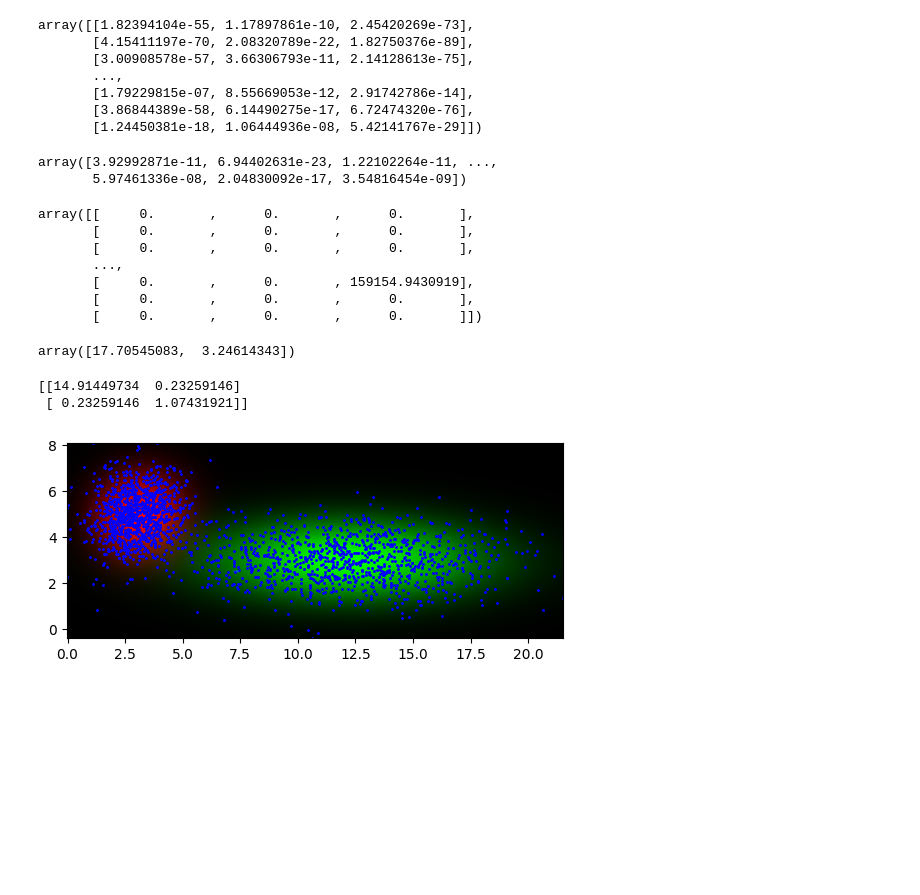
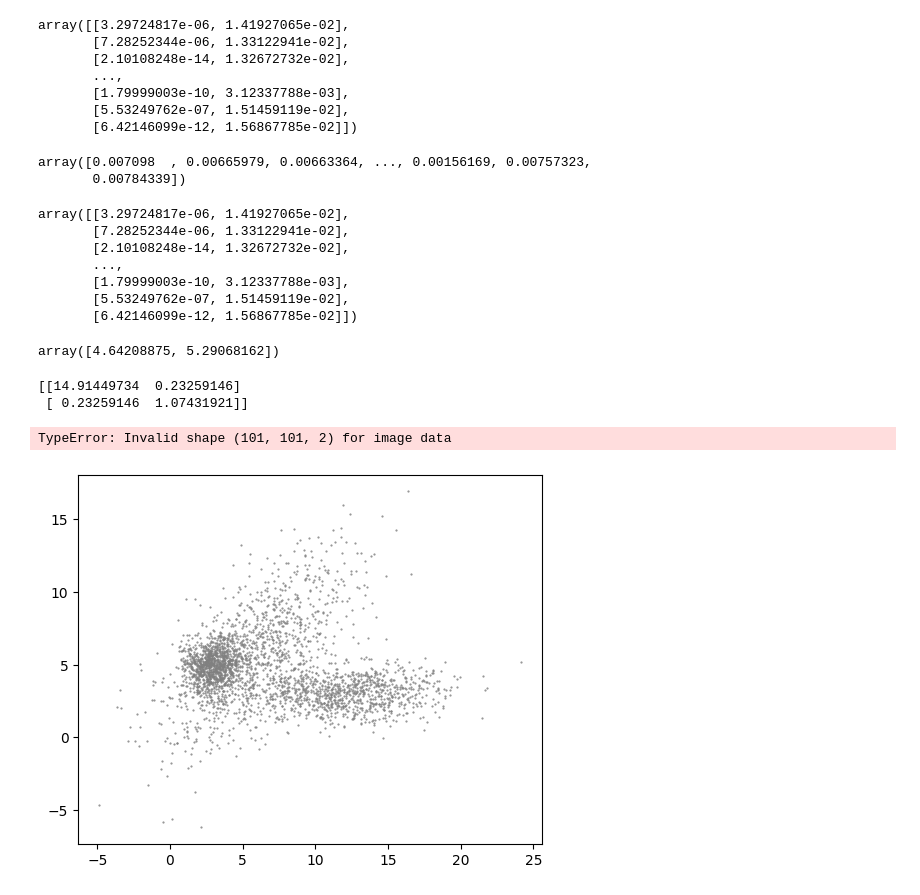
Before and after one commit to georggrab/emjs, a Jupyter notebook: notebook.ipynb, the cells around one changed output. Drawn from its saved outputs; the diff is of its cells as text; code cells hidden in the pictures; blank space fills up the shorter version.

```diff
--- a/notebook.ipynb
+++ b/notebook.ipynb
@@ -6,8 +6,10 @@ from scipy.stats import multivariate_normal
 X1 = np.random.multivariate_normal([3, 5], [[1, 0.1], [0.1, 1]], 1000)
 # %%
 X2 = np.random.multivariate_normal([12, 3], [[12, 0.1], [0.1, 1]], 1000)
+# %%
+X3 = np.random.multivariate_normal([6, 6], [[12, 8], [8, 12]], 1000)
 # %%
-X = np.concatenate((X1, X2))
+X = np.concatenate((X1, X2, X3))
 # %%
 plt.scatter(X[:, 0], X[:, 1], s=0.3)
 # %% [output]
@@ -18,7 +20,7 @@ plt.scatter(X[:, 0], X[:, 1], s=0.3)
 import numpy as np
 
 e_m_steps = 5
-n_clusters = 3
+n_clusters = 2
 prior = np.ones(n_clusters) / n_clusters
 
 # Init clusters
@@ -35,7 +37,7 @@ for i in range(n_clusters):
 
 # For visualizing clusters
 grid_num = 101
-im = np.zeros((grid_num, grid_num, e_m_steps, n_clusters))
+im = np.ones((grid_num, grid_num, e_m_steps, n_clusters))
 N, d = X.shape
 # %%
 for i in range(e_m_steps):
@@ -88,32 +95,32 @@ Cluster 2: (array([7.27831556, 2.48195951]), array([[1.00000000e-06, 4.88707704e
 # %%
 densities
 # %% [output]
-array([[1.82394104e-55, 1.17897861e-10, 2.45420269e-73],
-       [4.15411197e-70, 2.08320789e-22, 1.82750376e-89],
-       [3.00908578e-57, 3.66306793e-11, 2.14128613e-75],
+array([[3.29724817e-06, 1.41927065e-02],
+       [7.28252344e-06, 1.33122941e-02],
+       [2.10108248e-14, 1.32672732e-02],
        ...,
-       [1.79229815e-07, 8.55669053e-12, 2.91742786e-14],
-       [3.86844389e-58, 6.14490275e-17, 6.72474320e-76],
-       [1.24450381e-18, 1.06444936e-08, 5.42141767e-29]])
+       [1.79999003e-10, 3.12337788e-03],
+       [5.53249762e-07, 1.51459119e-02],
+       [6.42146099e-12, 1.56867785e-02]])
 # %%
 (densities * prior.T).sum(axis=1)
 # %% [output]
-array([3.92992871e-11, 6.94402631e-23, 1.22102264e-11, ...,
-       5.97461336e-08, 2.04830092e-17, 3.54816454e-09])
+array([0.007098  , 0.00665979, 0.00663364, ..., 0.00156169, 0.00757323,
+       0.00784339])
 # %%
 densities
 # %% [output]
-array([[     0.       ,      0.       ,      0.       ],
-       [     0.       ,      0.       ,      0.       ],
-       [     0.       ,      0.       ,      0.       ],
+array([[3.29724817e-06, 1.41927065e-02],
+       [7.28252344e-06, 1.33122941e-02],
+       [2.10108248e-14, 1.32672732e-02],
        ...,
-       [     0.       ,      0.       , 159154.9430919],
-       [     0.       ,      0.       ,      0.       ],
-       [     0.       ,      0.       ,      0.       ]])
+       [1.79999003e-10, 3.12337788e-03],
+       [5.53249762e-07, 1.51459119e-02],
+       [6.42146099e-12, 1.56867785e-02]])
 # %%
 mu
 # %% [output]
-array([17.70545083,  3.24614343])
+array([4.64208875, 5.29068162])
 # %%
 print(cov_b)
 # %% [output]
@@ -121,13 +128,14 @@ print(cov_b)
  [ 0.23259146  1.07431921]]
 # %%
 for i in range(e_m_steps):
-    plt.scatter(X[:, 0], X[:, 1], c='blue', s=0.3)
+    plt.scatter(X[:, 0], X[:, 1], c='gray', s=0.3,  alpha=0.9)
     plt.imshow(im[:, :, i, :]/im[:,:,i,:].max(), extent=(*x_extent, *y_extent), origin='lower')
     plt.xlim(*x_extent)
     plt.ylim(*y_extent)
     plt.savefig(f"e_m_{i}.png")
 # %% [output]
+TypeError: Invalid shape (101, 101, 2) for image data
-[figure, old version]
+[figure, new version]
 # %%
 plt.scatter(X[:,0],X[:,1])
 # %% [output]
```
Also changed, not shown: parts of 3 cells of this notebook.
